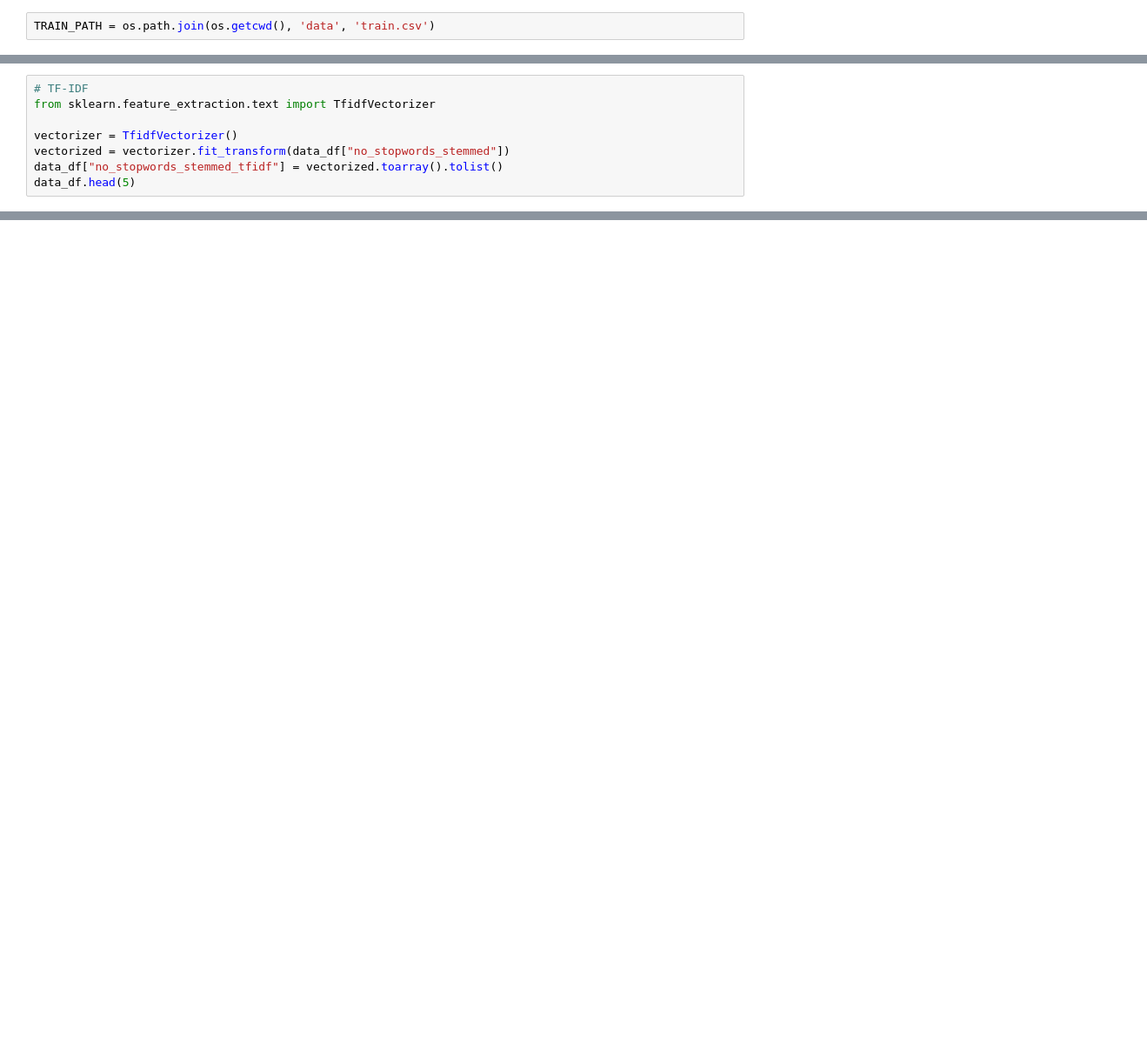
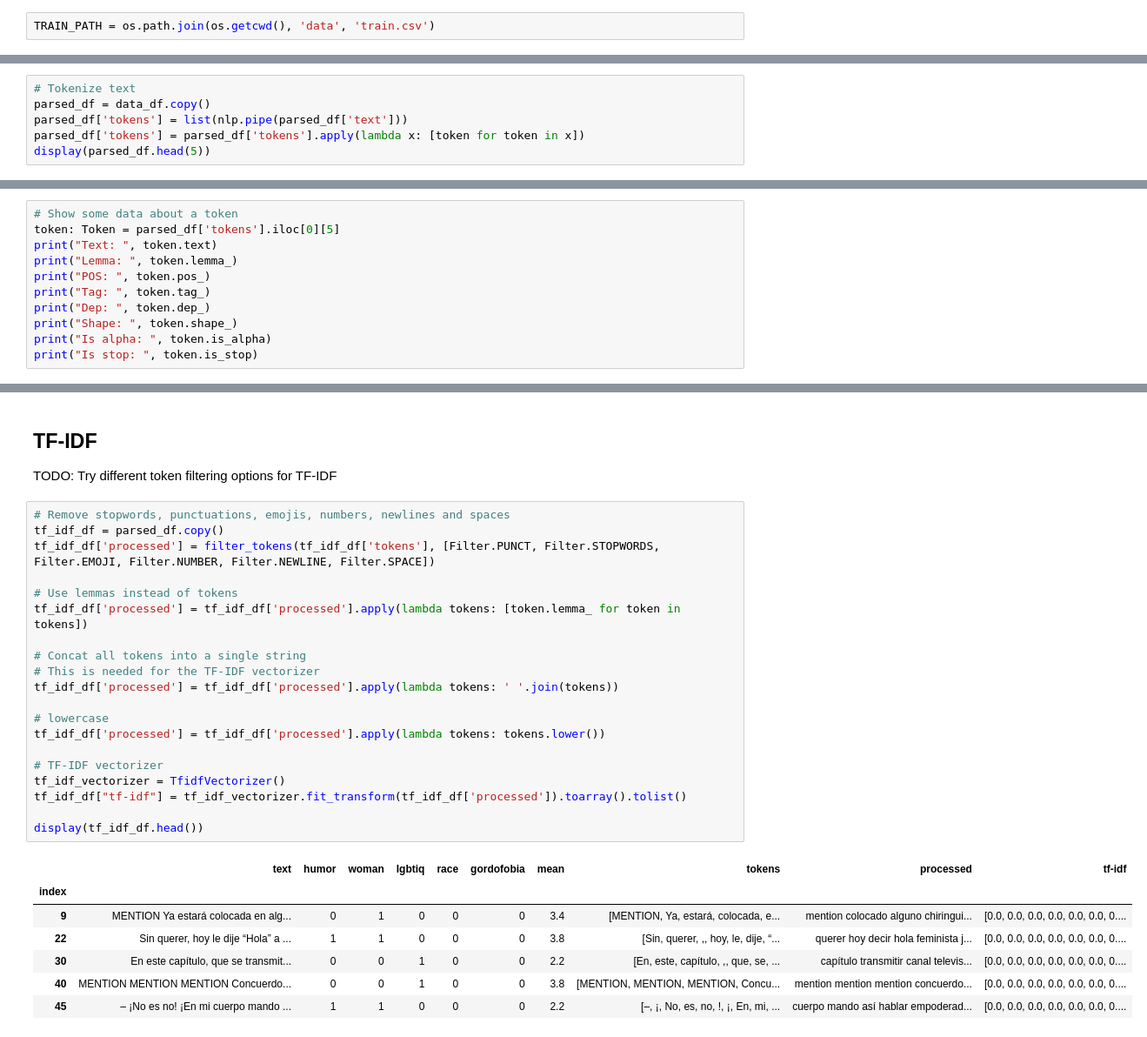
Before and after one commit to steciuk/LNR-hurftul-humor-detector, a Jupyter notebook: project.ipynb, the cells around one changed output, grey strips where cells are left out. Shown at 87% size. Saved outputs shown, nothing was run; the diff lists cells and outputs as text; blank space fills up the shorter version.

```diff
--- a/project.ipynb
+++ b/project.ipynb
@@ -92,8 +49,0 @@ data_df.head(5)
-# %%
-# TF-IDF
-from sklearn.feature_extraction.text import TfidfVectorizer
-
-vectorizer = TfidfVectorizer()
-vectorized = vectorizer.fit_transform(data_df["no_stopwords_stemmed"])
-data_df["no_stopwords_stemmed_tfidf"] = vectorized.toarray().tolist()
-data_df.head(5)
@@ -107,0 +63,6 @@ data_df.head(5)
+# %%
+# Tokenize text
+parsed_df = data_df.copy()
+parsed_df['tokens'] = list(nlp.pipe(parsed_df['text']))
+parsed_df['tokens'] = parsed_df['tokens'].apply(lambda x: [token for token in x])
+display(parsed_df.head(5))
@@ -107,0 +77,11 @@ data_df.head(5)
+# %%
+# Show some data about a token
+token: Token = parsed_df['tokens'].iloc[0][5]
+print("Text: ", token.text)
+print("Lemma: ", token.lemma_)
+print("POS: ", token.pos_)
+print("Tag: ", token.tag_)
+print("Dep: ", token.dep_)
+print("Shape: ", token.shape_)
+print("Is alpha: ", token.is_alpha)
+print("Is stop: ", token.is_stop)
@@ -107,0 +224,31 @@ data_df.head(5)
+# %% [markdown]
+## TF-IDF
+TODO: Try different token filtering options for TF-IDF
+# %%
+# Remove stopwords, punctuations, emojis, numbers, newlines and spaces
+tf_idf_df = parsed_df.copy()
+tf_idf_df['processed'] = filter_tokens(tf_idf_df['tokens'], [Filter.PUNCT, Filter.STOPWORDS, Filter.EMOJI, Filter.NUMBER, Filter.NEWLINE, Filter.SPACE])
+
+# Use lemmas instead of tokens
+tf_idf_df['processed'] = tf_idf_df['processed'].apply(lambda tokens: [token.lemma_ for token in tokens])
+
+# Concat all tokens into a single string
+# This is needed for the TF-IDF vectorizer
+tf_idf_df['processed'] = tf_idf_df['processed'].apply(lambda tokens: ' '.join(tokens))
+
+# lowercase
+tf_idf_df['processed'] = tf_idf_df['processed'].apply(lambda tokens: tokens.lower())
+
+# TF-IDF vectorizer
+tf_idf_vectorizer = TfidfVectorizer()
+tf_idf_df["tf-idf"] = tf_idf_vectorizer.fit_transform(tf_idf_df['processed']).toarray().tolist()
+
+display(tf_idf_df.head())
+# %% [output]
+|  | text | humor | woman | lgbtiq | race | gordofobia | mean | tokens | processed | tf-idf |
+| index |  |  |  |  |  |  |  |  |  |  |
+| 9 | MENTION Ya estará colocada en alg... | 0 | 1 | 0 | 0 | 0 | 3.4 | [MENTION, Ya, estará, colocada, e... | mention colocado alguno chiringui... | [0.0, 0.0, 0.0, 0.0, 0.0, 0.0, 0.... |
+| 22 | Sin querer, hoy le dije “Hola” a ... | 1 | 1 | 0 | 0 | 0 | 3.8 | [Sin, querer, ,, hoy, le, dije, “... | querer hoy decir hola feminista j... | [0.0, 0.0, 0.0, 0.0, 0.0, 0.0, 0.... |
+| 30 | En este capítulo, que se transmit... | 0 | 0 | 1 | 0 | 0 | 2.2 | [En, este, capítulo, ,, que, se, ... | capítulo transmitir canal televis... | [0.0, 0.0, 0.0, 0.0, 0.0, 0.0, 0.... |
+| 40 | MENTION MENTION MENTION Concuerdo... | 0 | 0 | 1 | 0 | 0 | 3.8 | [MENTION, MENTION, MENTION, Concu... | mention mention mention concuerdo... | [0.0, 0.0, 0.0, 0.0, 0.0, 0.0, 0.... |
+| 45 | – ¡No es no! ¡En mi cuerpo mando ... | 1 | 1 | 0 | 0 | 0 | 2.2 | [–, ¡, No, es, no, !, ¡, En, mi, ... | cuerpo mando así hablar empoderad... | [0.0, 0.0, 0.0, 0.0, 0.0, 0.0, 0.... |
```
Also changed, not shown: parts of 30 cells of this notebook, 3 other files.
